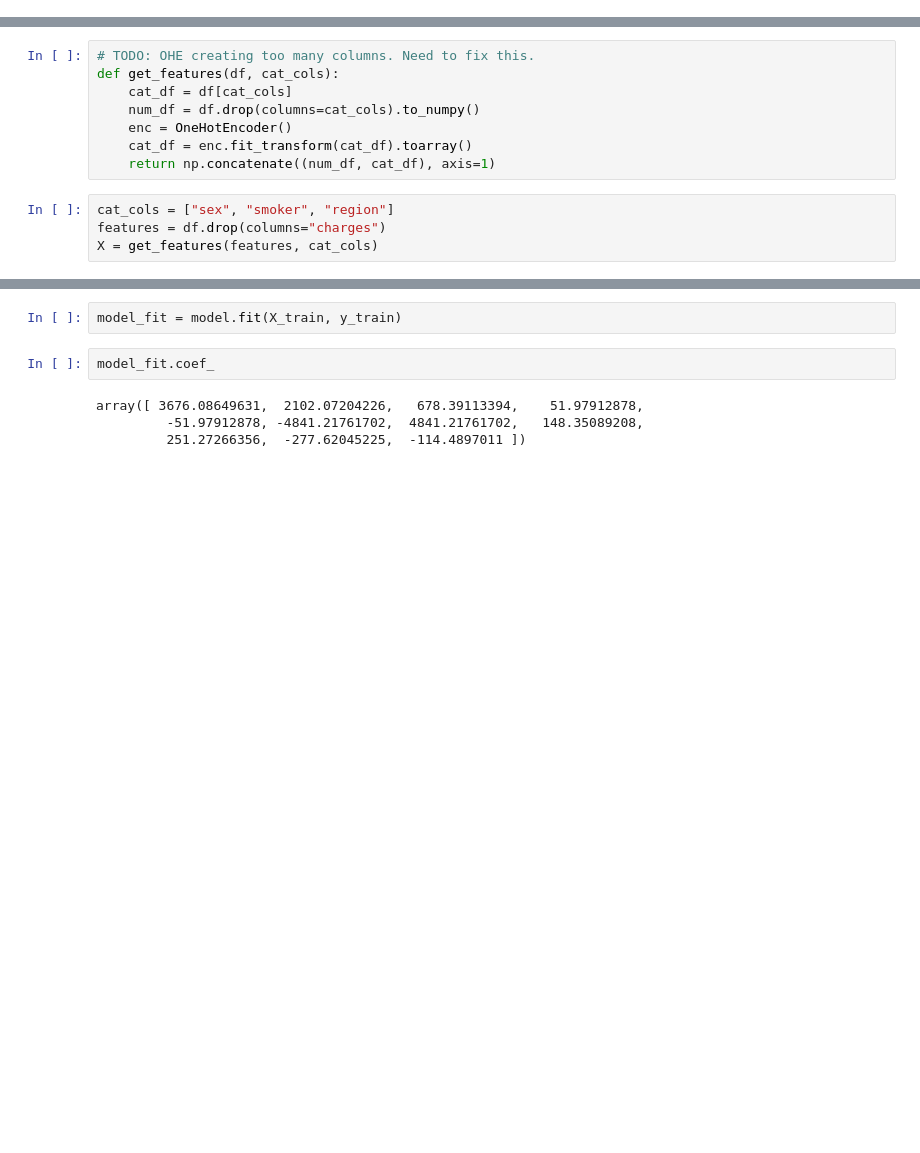
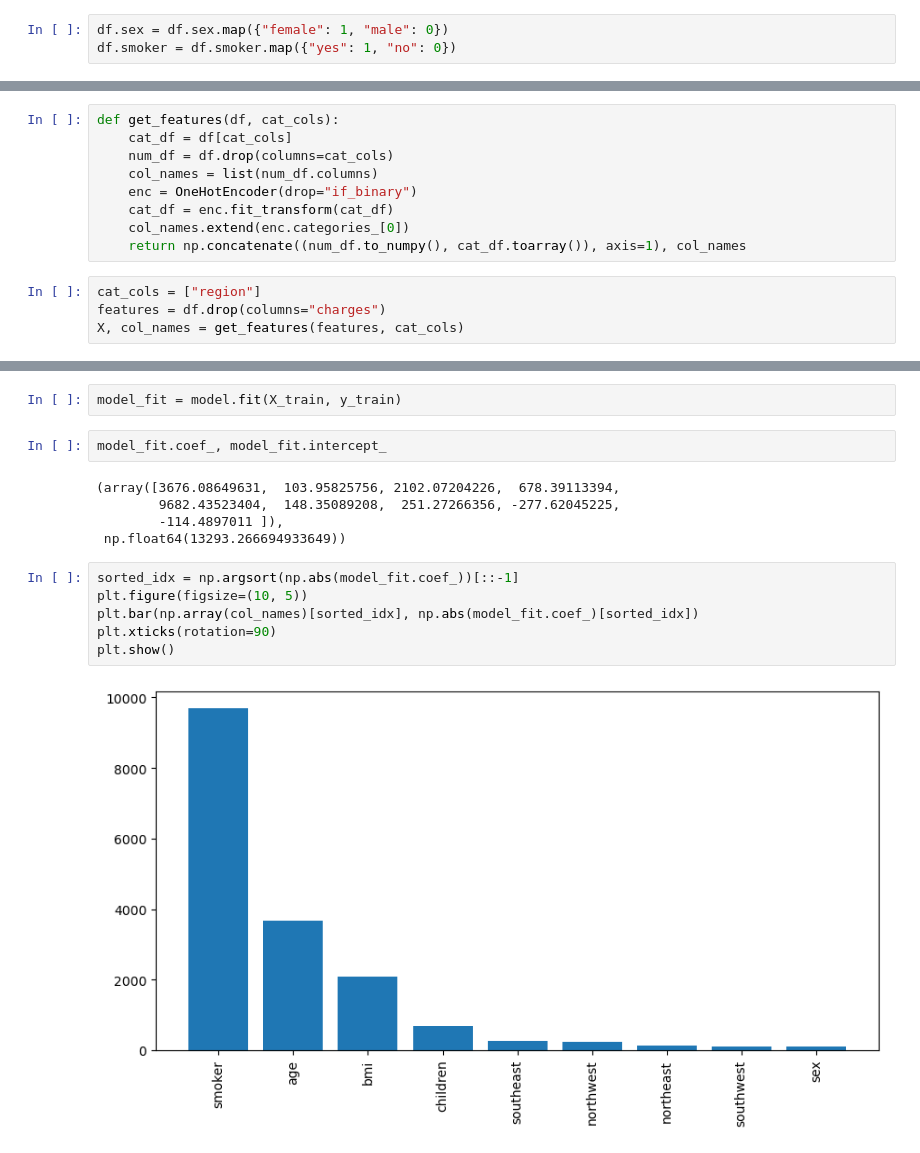
Before and after one commit to cosmicstack/var-explain, a Jupyter notebook: linearReg.ipynb, the cells around one changed output, grey strips where cells are left out. Drawn from its saved outputs; the diff is of its cells as text; blank space fills up the shorter version.

```diff
--- a/linearReg.ipynb
+++ b/linearReg.ipynb
@@ -32,6 +31,9 @@ sns.pairplot(df, vars=["age", "bmi", "children", "charges"], hue="region")
 # %% [output]
 <seaborn.axisgrid.PairGrid at 0x...>
 [figure]
+# %%
+df.sex = df.sex.map({"female": 1, "male": 0})
+df.smoker = df.smoker.map({"yes": 1, "no": 0})
 # %%
 ###
 # 1. The main idea here is to create different linear regression (OLS and regularized) models and use R^2 to explain the variance
@@ -59,15 +59,16 @@ y = df["charges"].to_numpy()
 # %%
-# TODO: OHE creating too many columns. Need to fix this.
 def get_features(df, cat_cols):
     cat_df = df[cat_cols]
-    num_df = df.drop(columns=cat_cols).to_numpy()
-    enc = OneHotEncoder()
-    cat_df = enc.fit_transform(cat_df).toarray()
-    return np.concatenate((num_df, cat_df), axis=1)
+    num_df = df.drop(columns=cat_cols)
+    col_names = list(num_df.columns)
+    enc = OneHotEncoder(drop="if_binary")
+    cat_df = enc.fit_transform(cat_df)
+    col_names.extend(enc.categories_[0])
+    return np.concatenate((num_df.to_numpy(), cat_df.toarray()), axis=1), col_names
 # %%
-cat_cols = ["sex", "smoker", "region"]
+cat_cols = ["region"]
 features = df.drop(columns="charges")
-X = get_features(features, cat_cols)
+X, col_names = get_features(features, cat_cols)
 # %%
 X_train, X_test, y_train, y_test = train_test_split(X, y, test_size=0.2, random_state=2025)
 # %%
@@ -88,8 +101,17 @@ Mean R^2: 0.7473845545873117
 # %%
 model_fit = model.fit(X_train, y_train)
 # %%
-model_fit.coef_
+model_fit.coef_, model_fit.intercept_
 # %% [output]
-array([ 3676.08649631,  2102.07204226,   678.39113394,    51.97912878,
-         -51.97912878, -4841.21761702,  4841.21761702,   148.35089208,
-         251.27266356,  -277.62045225,  -114.4897011 ])
+(array([3676.08649631,  103.95825756, 2102.07204226,  678.39113394,
+        9682.43523404,  148.35089208,  251.27266356, -277.62045225,
+        -114.4897011 ]),
+ np.float64(13293.266694933649))
+# %%
+sorted_idx = np.argsort(np.abs(model_fit.coef_))[::-1]
+plt.figure(figsize=(10, 5))
+plt.bar(np.array(col_names)[sorted_idx], np.abs(model_fit.coef_)[sorted_idx])
+plt.xticks(rotation=90)
+plt.show()
+# %% [output]
+[figure, added]
```
Also changed, not shown: parts of 5 cells of this notebook, 1 other file.
